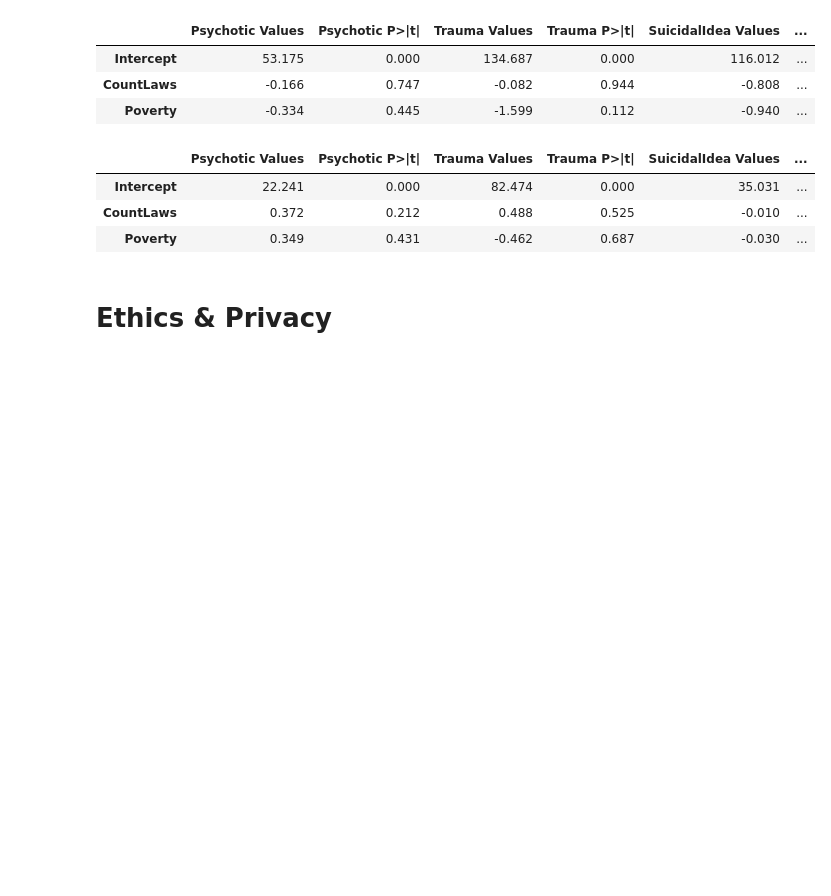
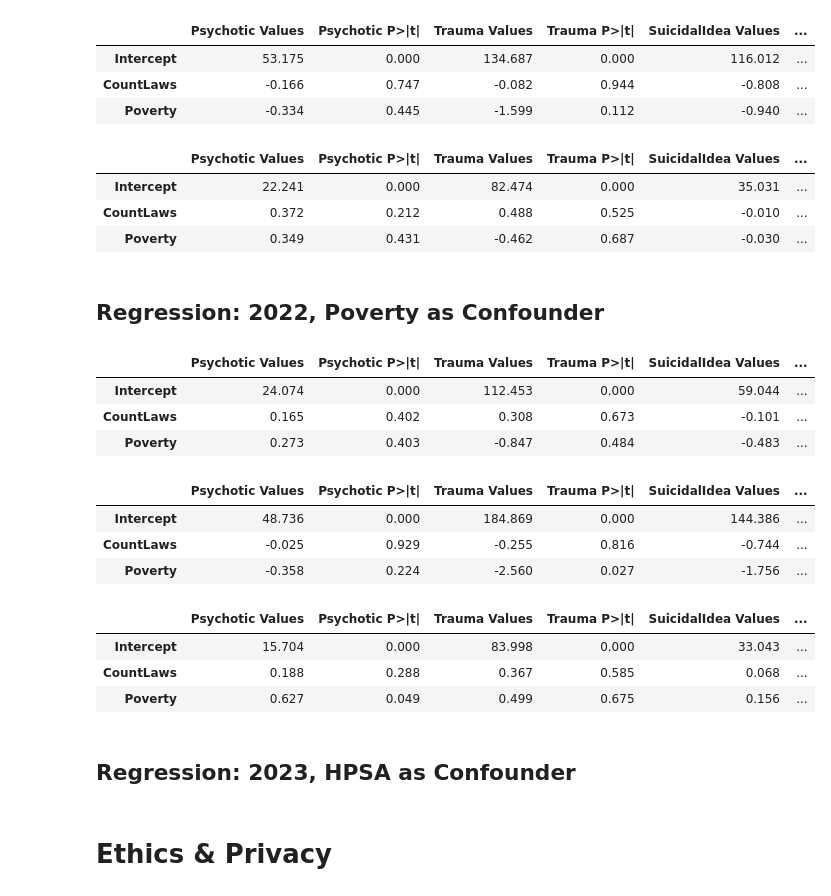
Before and after one commit to sofiatka/LGBTQ-Laws-and-MH, a Jupyter notebook: FinalProject_Group126_WI24.ipynb, the cells around one changed output. Cells and saved outputs as stored; diff of their text form; code cells hidden in the pictures; blank space fills up the shorter version.

```diff
--- a/FinalProject_Group126_WI24.ipynb
+++ b/FinalProject_Group126_WI24.ipynb
@@ -1527,6 +1527,58 @@ results_adults
 | Intercept | 22.241 | 0.000 | 82.474 | 0.000 | 35.031 | ... |
 | CountLaws | 0.372 | 0.212 | 0.488 | 0.525 | -0.010 | ... |
 | Poverty | 0.349 | 0.431 | -0.462 | 0.687 | -0.030 | ... |
+# %% [markdown]
+## Regression: 2022, Poverty as Confounder
+# %%
+mh_issues = mh_laws_22_all.columns[3:8]
+
+reg_results = pd.DataFrame()
+columns=['Intercept', 'CountLaws', 'Poverty']
+
+mh_dfs = [mh_laws_22_all, mh_laws_22_youth, mh_laws_22_adult]
+
+for group in mh_dfs:
+    for issue in list(mh_issues):
+        arg = issue + ' ~ CountLaws + Poverty'
+        outcome, predictors = patsy.dmatrices(arg, group)
+        mod = sm.OLS(outcome, predictors)
+        res = mod.fit()
+        p_values = res.summary2().tables[1]['P>|t|']
+        p_values.index = [0, 1, 2]
+        p_values = pd.DataFrame(p_values).T
+        p_values.index = [issue + ' P>|t|']
+        params = pd.DataFrame(res.params).T
+        params.index = [issue + ' Values']
+        reg_results = pd.concat([reg_results, params])
+        reg_results = pd.concat([reg_results, p_values])
+reg_results.columns = columns
+reg_results.reset_index().rename({'index': 'Category'}, axis=1)
+
+results_all = reg_results.iloc[:10].T
+results_youth = reg_results.iloc[10:20].T
+results_adults = reg_results.iloc[20:].T
+results_all
+# %% [output]
+|  | Psychotic Values | Psychotic P>|t| | Trauma Values | Trauma P>|t| | SuicidalIdea Values | ... |
+| Intercept | 24.074 | 0.000 | 112.453 | 0.000 | 59.044 | ... |
+| CountLaws | 0.165 | 0.402 | 0.308 | 0.673 | -0.101 | ... |
+| Poverty | 0.273 | 0.403 | -0.847 | 0.484 | -0.483 | ... |
+# %%
+results_youth
+# %% [output]
+|  | Psychotic Values | Psychotic P>|t| | Trauma Values | Trauma P>|t| | SuicidalIdea Values | ... |
+| Intercept | 48.736 | 0.000 | 184.869 | 0.000 | 144.386 | ... |
+| CountLaws | -0.025 | 0.929 | -0.255 | 0.816 | -0.744 | ... |
+| Poverty | -0.358 | 0.224 | -2.560 | 0.027 | -1.756 | ... |
+# %%
+results_adults
+# %% [output]
+|  | Psychotic Values | Psychotic P>|t| | Trauma Values | Trauma P>|t| | SuicidalIdea Values | ... |
+| Intercept | 15.704 | 0.000 | 83.998 | 0.000 | 33.043 | ... |
+| CountLaws | 0.188 | 0.288 | 0.367 | 0.585 | 0.068 | ... |
+| Poverty | 0.627 | 0.049 | 0.499 | 0.675 | 0.156 | ... |
+# %% [markdown]
+## Regression: 2023, HPSA as Confounder
 # %% [markdown]
 # Ethics & Privacy
 # %% [markdown]
```
